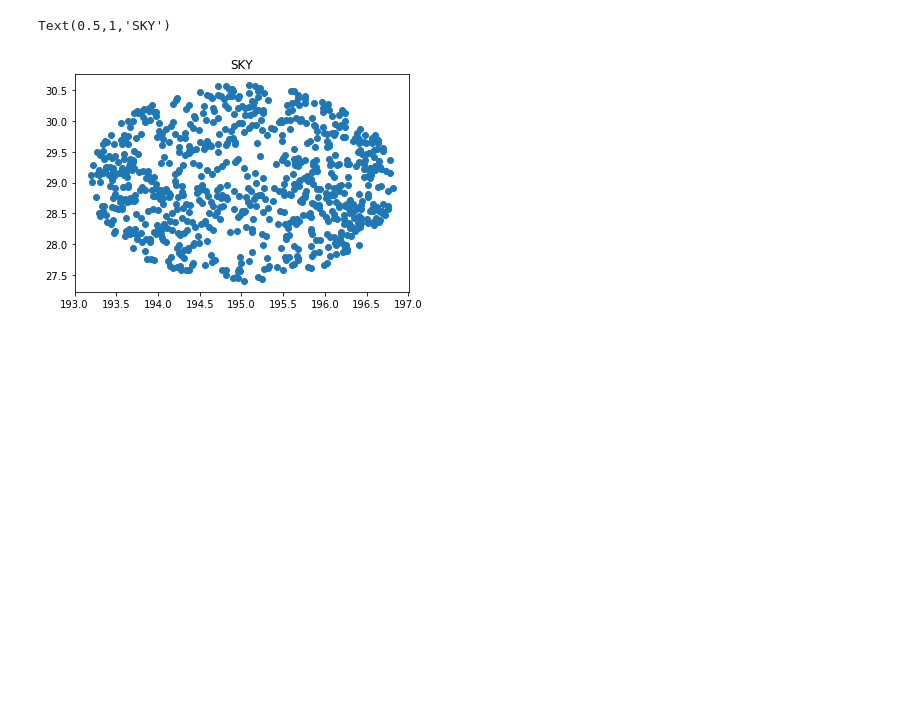
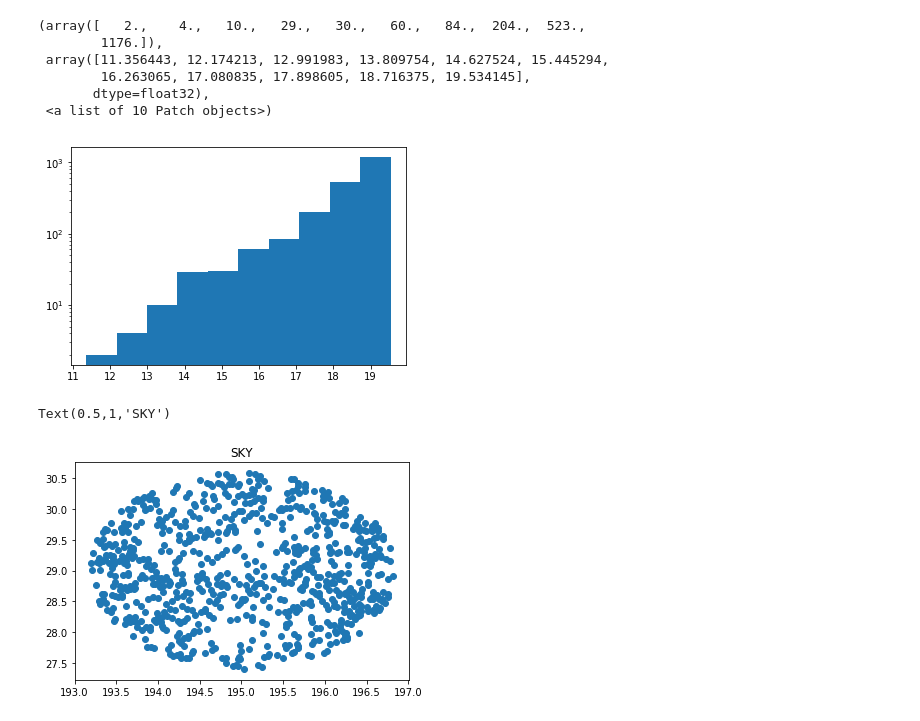
Before and after one commit to forero/SandboxDESI, a Jupyter notebook: minisv/minisv_BGS_check.ipynb, the cells around one changed output. Saved outputs shown, nothing was run; the diff lists cells and outputs as text; code cells hidden in the pictures; blank space fills up the shorter version.

```diff
--- a/minisv/minisv_BGS_check.ipynb
+++ b/minisv/minisv_BGS_check.ipynb
@@ -48,3 +84,13 @@ SKY 767
+# %%
+plt.hist(rmag[assigned['CMX_TARGET']&cmx_targetmask.cmx_mask.mask('MINI_SV_BGS_BRIGHT')!=0], log=True)
+# %% [output]
+(array([   2.,    4.,   10.,   29.,   30.,   60.,   84.,  204.,  523.,
+        1176.]),
+ array([11.356443, 12.174213, 12.991983, 13.809754, 14.627524, 15.445294,
+        16.263065, 17.080835, 17.898605, 18.716375, 19.534145],
+       dtype=float32),
+ <a list of 10 Patch objects>)
+[figure, added]
 # %%
 sky = assigned['OBJTYPE']=='SKY'
 plt.scatter(assigned['TARGET_RA'][sky], assigned['TARGET_DEC'][sky])
```
Also changed, not shown: parts of 5 cells of this notebook.
